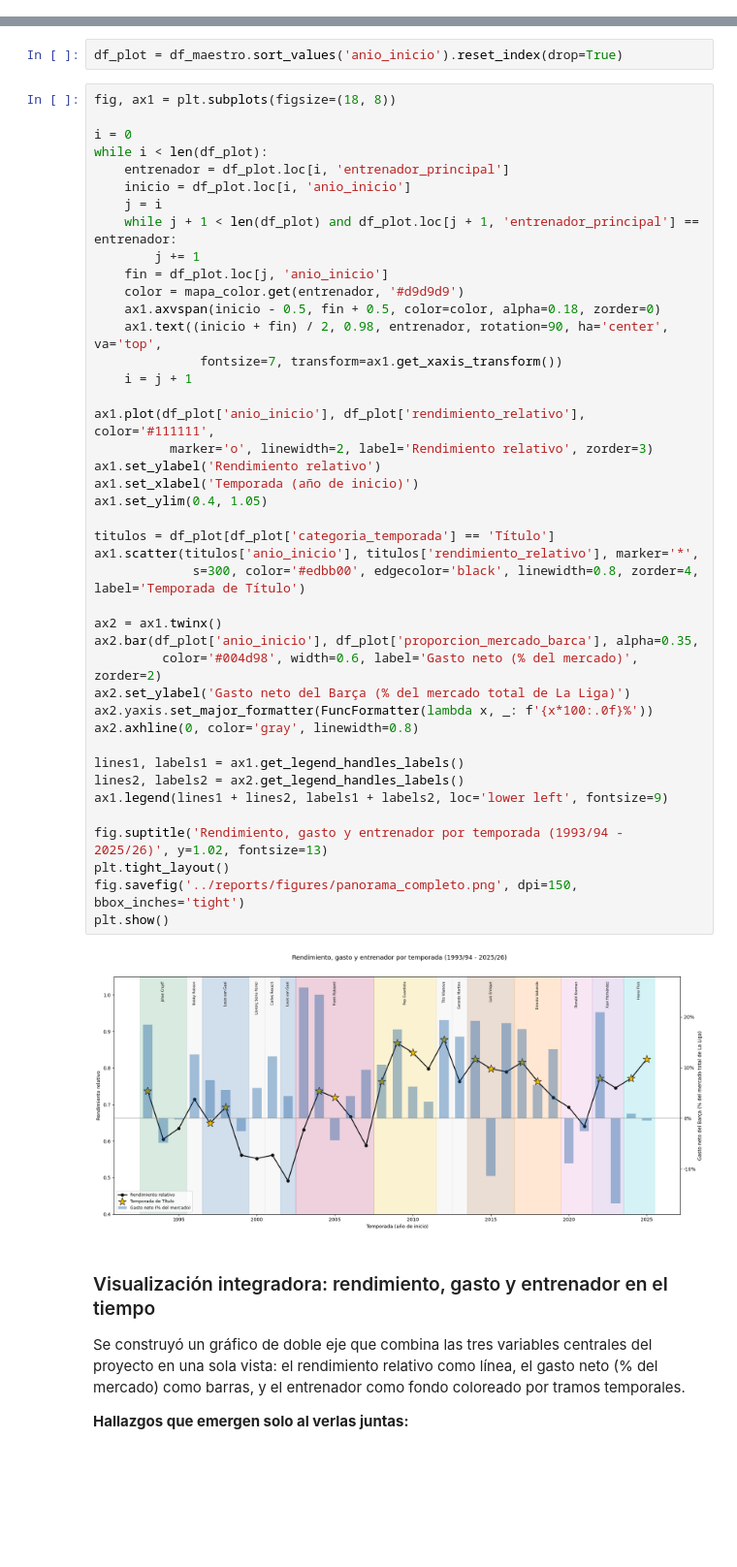
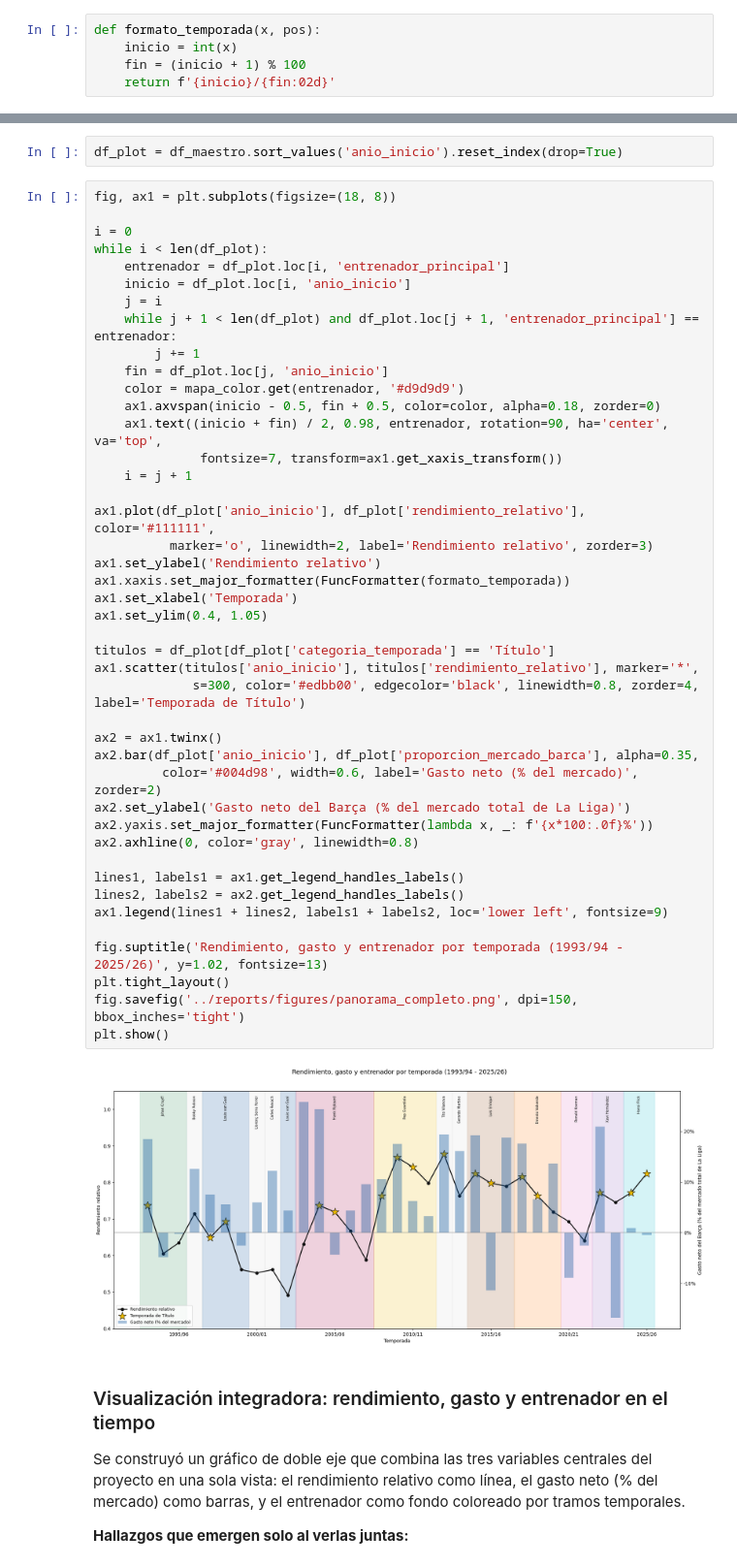
Before and after one commit to albertone448/always-barca, a Jupyter notebook: notebooks/02_analisis_rendimiento.ipynb, the cells around one changed output, grey strips where cells are left out. Shown at 97% size. Drawn from its saved outputs; the diff is of its cells as text; blank space fills up the shorter version.

```diff
--- a/notebooks/02_analisis_rendimiento.ipynb
+++ b/notebooks/02_analisis_rendimiento.ipynb
@@ -81,6 +81,11 @@ El gráfico muestra tres patrones claros sin necesidad de ningún cruce adiciona
 - **Caída marcada 2019-2021**, coincidiendo con la etapa de Koeman y la crisis institucional del club en ese periodo, con recuperación sostenida desde 2021/22 en adelante bajo Xavi y Flick.
 
 Este patrón, visible antes de cruzar con gasto neto o formalizar el análisis por entrenador, sirve como primera validación de que `rendimiento_relativo` captura variación real del club a lo largo del tiempo, no ruido estadístico.
+# %%
+def formato_temporada(x, pos):
+    inicio = int(x)
+    fin = (inicio + 1) % 100
+    return f'{inicio}/{fin:02d}'
 # %%
 fig, ax = plt.subplots(figsize=(14, 5))
 ax.plot(df_maestro['anio_inicio'], df_maestro['rendimiento_relativo'], marker='o', color='#a50044')
@@ -331,35 +337,36 @@ while i < len(df_plot):
     ax1.axvspan(inicio - 0.5, fin + 0.5, color=color, alpha=0.18, zorder=0)
     ax1.text((inicio + fin) / 2, 0.98, entrenador, rotation=90, ha='center', va='top',
               fontsize=7, transform=ax1.get_xaxis_transform())
     i = j + 1
 
 ax1.plot(df_plot['anio_inicio'], df_plot['rendimiento_relativo'], color='#111111',
           marker='o', linewidth=2, label='Rendimiento relativo', zorder=3)
 ax1.set_ylabel('Rendimiento relativo')
-ax1.set_xlabel('Temporada (año de inicio)')
+ax1.xaxis.set_major_formatter(FuncFormatter(formato_temporada))
+ax1.set_xlabel('Temporada')
 ax1.set_ylim(0.4, 1.05)
 
 titulos = df_plot[df_plot['categoria_temporada'] == 'Título']
 ax1.scatter(titulos['anio_inicio'], titulos['rendimiento_relativo'], marker='*',
              s=300, color='#edbb00', edgecolor='black', linewidth=0.8, zorder=4, label='Temporada de Título')
 
 ax2 = ax1.twinx()
 ax2.bar(df_plot['anio_inicio'], df_plot['proporcion_mercado_barca'], alpha=0.35,
          color='#004d98', width=0.6, label='Gasto neto (% del mercado)', zorder=2)
 ax2.set_ylabel('Gasto neto del Barça (% del mercado total de La Liga)')
 ax2.yaxis.set_major_formatter(FuncFormatter(lambda x, _: f'{x*100:.0f}%'))
 ax2.axhline(0, color='gray', linewidth=0.8)
 
 lines1, labels1 = ax1.get_legend_handles_labels()
 lines2, labels2 = ax2.get_legend_handles_labels()
 ax1.legend(lines1 + lines2, labels1 + labels2, loc='lower left', fontsize=9)
 
 fig.suptitle('Rendimiento, gasto y entrenador por temporada (1993/94 - 2025/26)', y=1.02, fontsize=13)
 plt.tight_layout()
 fig.savefig('../reports/figures/panorama_completo.png', dpi=150, bbox_inches='tight')
 plt.show()
 # %% [output]
-[figure, old version]
+[figure, new version]
 # %% [markdown]
 ### Visualización integradora: rendimiento, gasto y entrenador en el tiempo
 
```
Also changed, not shown: parts of 2 cells of this notebook, 4 other files.
